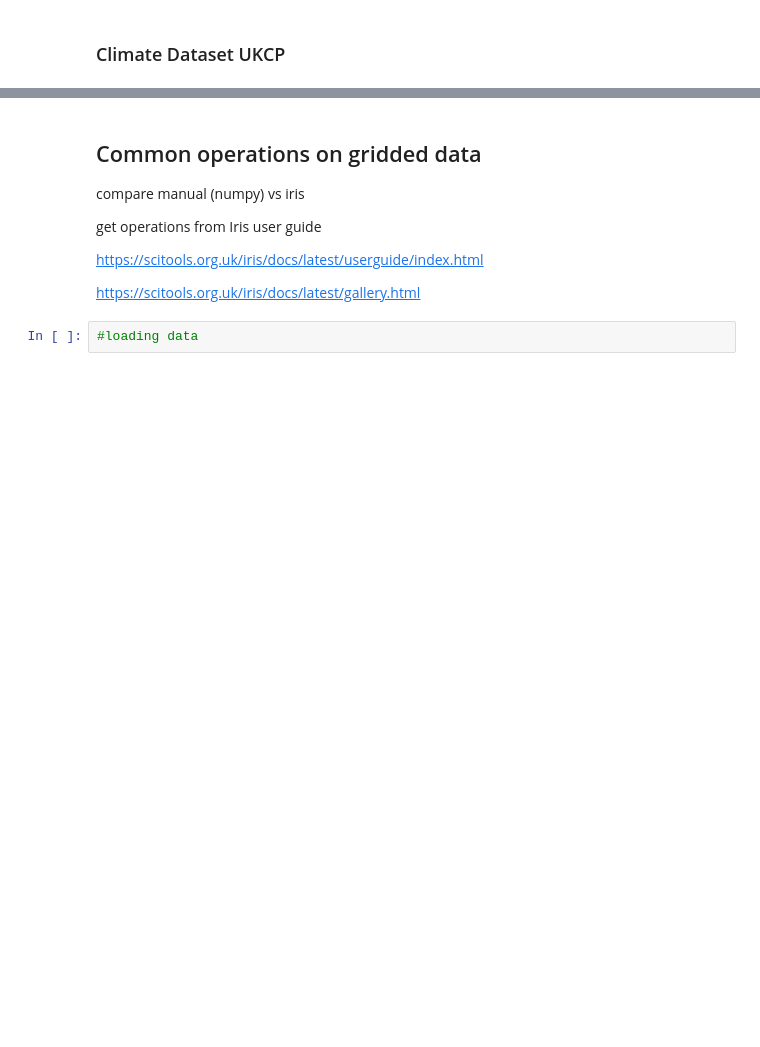
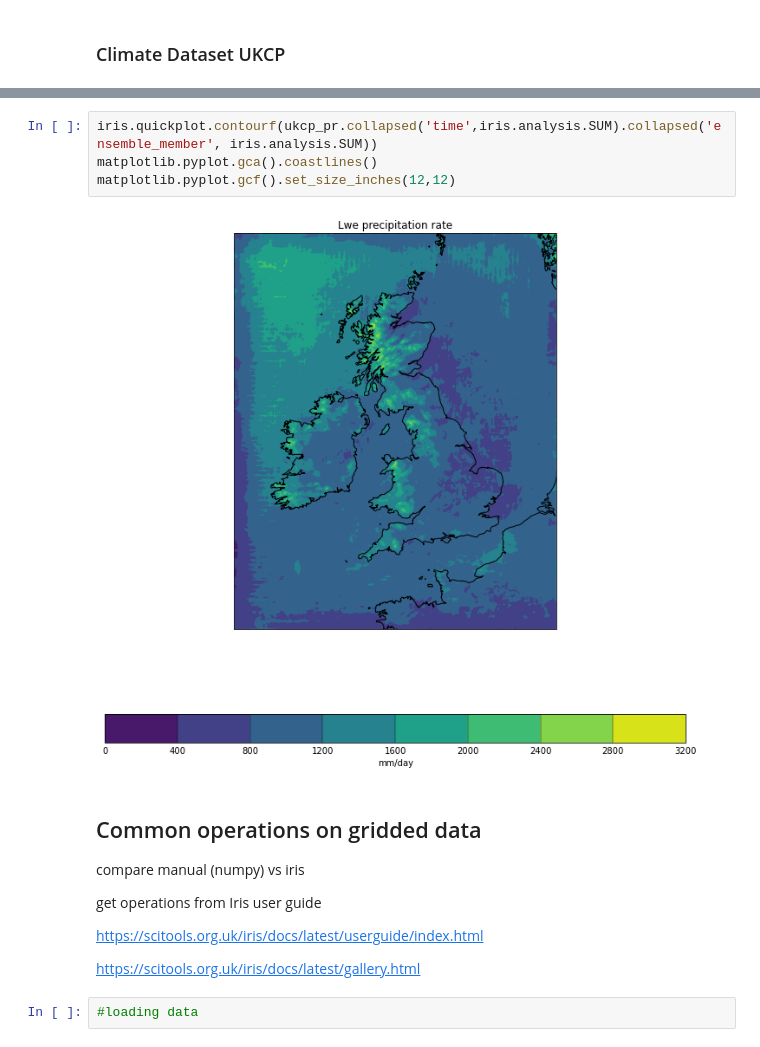
Before and after one commit to informatics-lab/intro_python_data_analysis, a Jupyter notebook: 06_PythonDataModel_Gridded.ipynb, the cells around one changed output, grey strips where cells are left out. Saved outputs shown, nothing was run; the diff lists cells and outputs as text; blank space fills up the shorter version.

```diff
--- a/06_PythonDataModel_Gridded.ipynb
+++ b/06_PythonDataModel_Gridded.ipynb
@@ -16,3 +106,9 @@ introduce netcdf files
+# %%
+iris.quickplot.contourf(ukcp_pr.collapsed('time',iris.analysis.SUM).collapsed('ensemble_member', iris.analysis.SUM))
+matplotlib.pyplot.gca().coastlines()
+matplotlib.pyplot.gcf().set_size_inches(12,12)
+# %% [output]
+[figure, added]
 # %% [markdown]
 ## Common operations on gridded data
 compare manual (numpy) vs iris
```
Also changed, not shown: parts of 18 cells of this notebook.
